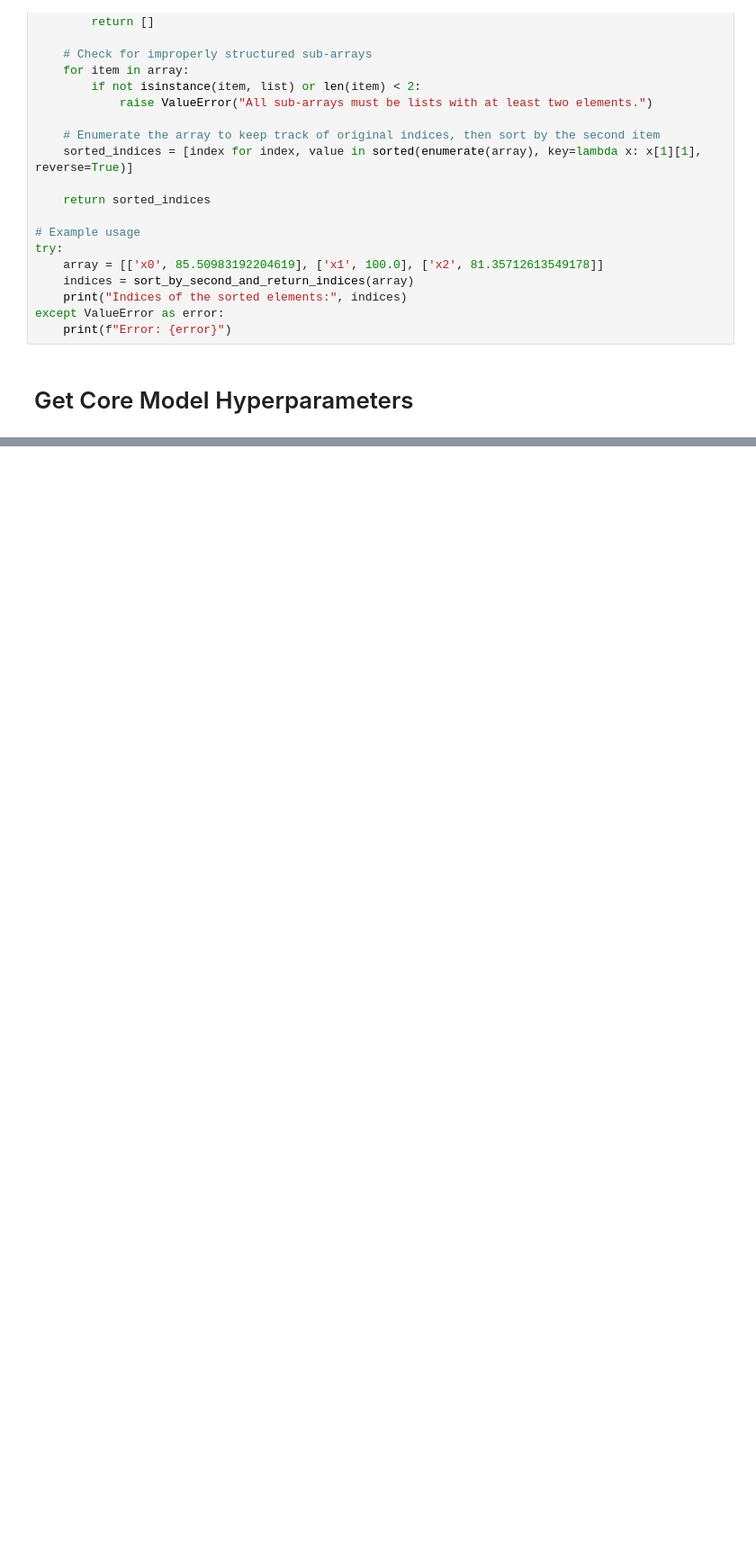
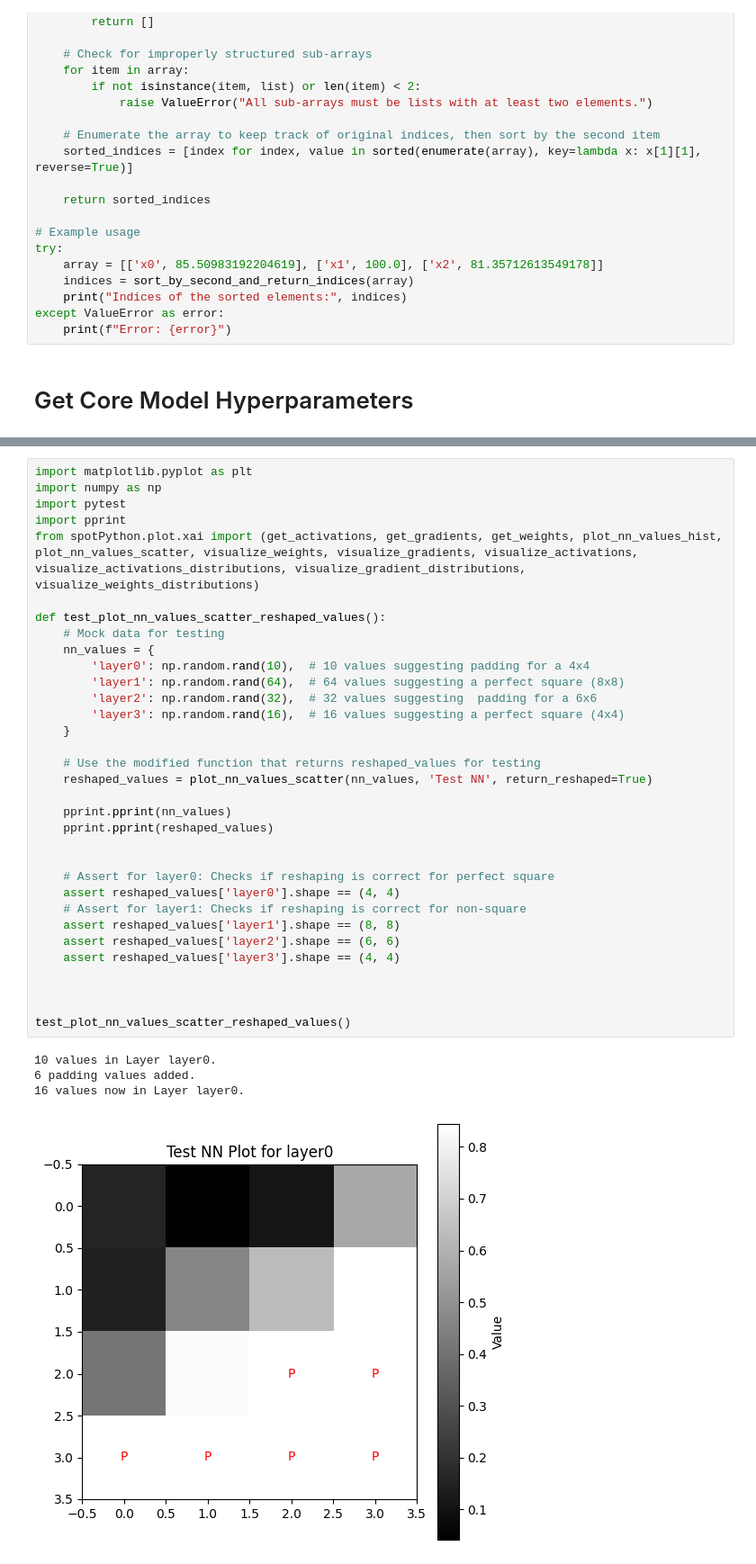
Before and after one commit to sequential-parameter-optimization/spotPython, a Jupyter notebook: notebooks/00_spotPython_tests.ipynb, the cells around one changed output, grey strips where cells are left out. Shown at 90% size. Saved outputs shown, nothing was run; the diff lists cells and outputs as text; blank space fills up the shorter version.

Commit message:
0.14.16
plotXai

```diff
--- a/notebooks/00_spotPython_tests.ipynb
+++ b/notebooks/00_spotPython_tests.ipynb
@@ -2410,0 +2395,38 @@ print(values)
+# %%
+import matplotlib.pyplot as plt
+import numpy as np
+import pytest
+import pprint
+from spotPython.plot.xai import (get_activations, get_gradients, get_weights, plot_nn_values_hist, plot_nn_values_scatter, visualize_weights, visualize_gradients, visualize_activations, visualize_activations_distributions, visualize_gradient_distributions, visualize_weights_distributions)
+
+def test_plot_nn_values_scatter_reshaped_values():
+    # Mock data for testing
+    nn_values = {
+        'layer0': np.random.rand(10),  # 10 values suggesting padding for a 4x4
+        'layer1': np.random.rand(64),  # 64 values suggesting a perfect square (8x8)
+        'layer2': np.random.rand(32),  # 32 values suggesting  padding for a 6x6
+        'layer3': np.random.rand(16),  # 16 values suggesting a perfect square (4x4)
+    }
+
+    # Use the modified function that returns reshaped_values for testing
+    reshaped_values = plot_nn_values_scatter(nn_values, 'Test NN', return_reshaped=True)
+
+    pprint.pprint(nn_values)
+    pprint.pprint(reshaped_values)
+
+
+    # Assert for layer0: Checks if reshaping is correct for perfect square
+    assert reshaped_values['layer0'].shape == (4, 4)
+    # Assert for layer1: Checks if reshaping is correct for non-square
+    assert reshaped_values['layer1'].shape == (8, 8)
+    assert reshaped_values['layer2'].shape == (6, 6)
+    assert reshaped_values['layer3'].shape == (4, 4)
+
+
+
+test_plot_nn_values_scatter_reshaped_values()
+# %% [output]
+10 values in Layer layer0.
+6 padding values added.
+16 values now in Layer layer0.
+[figure, added]
```
Also changed, not shown: parts of 4 cells of this notebook, 3 other files.
